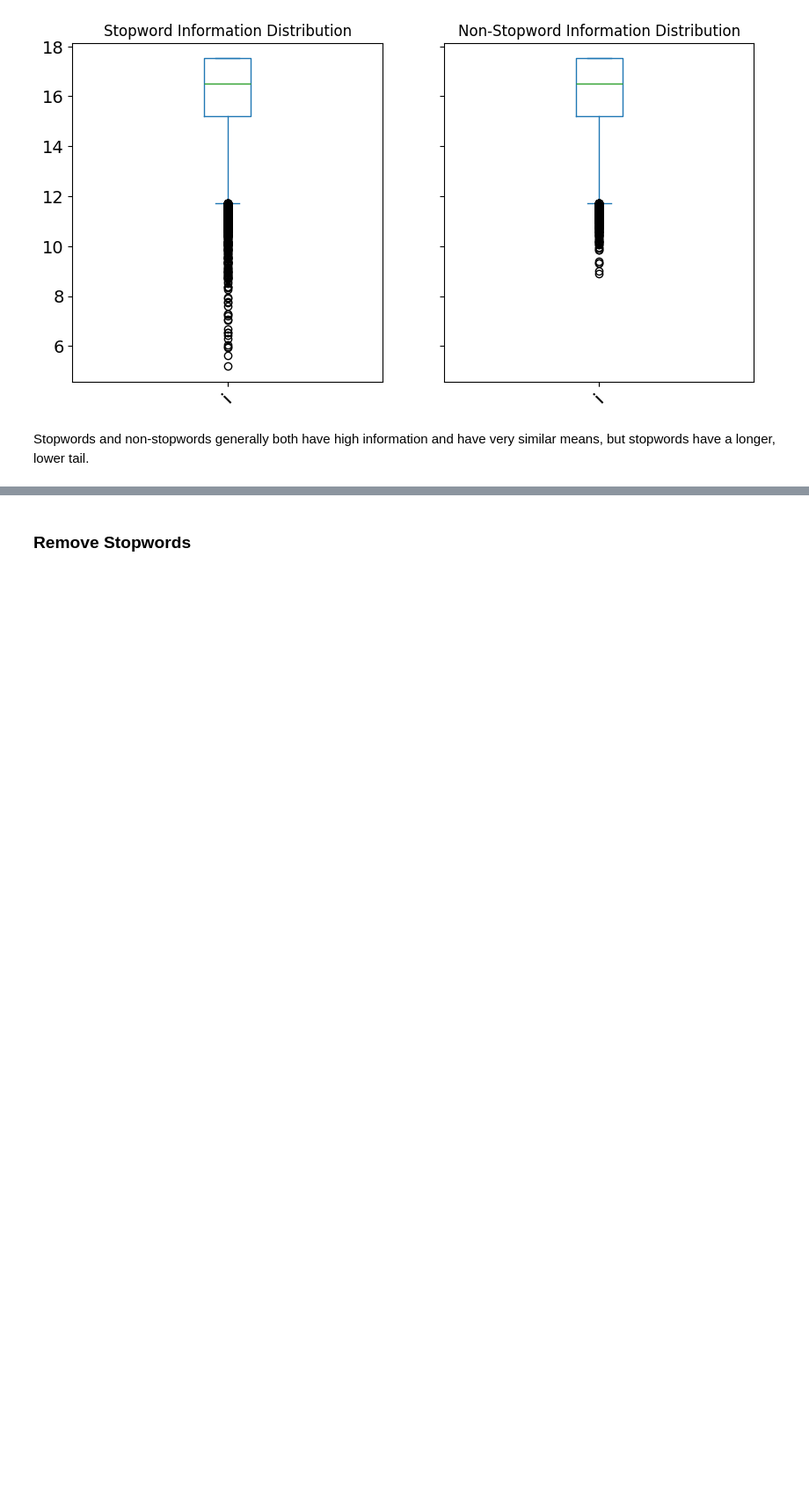
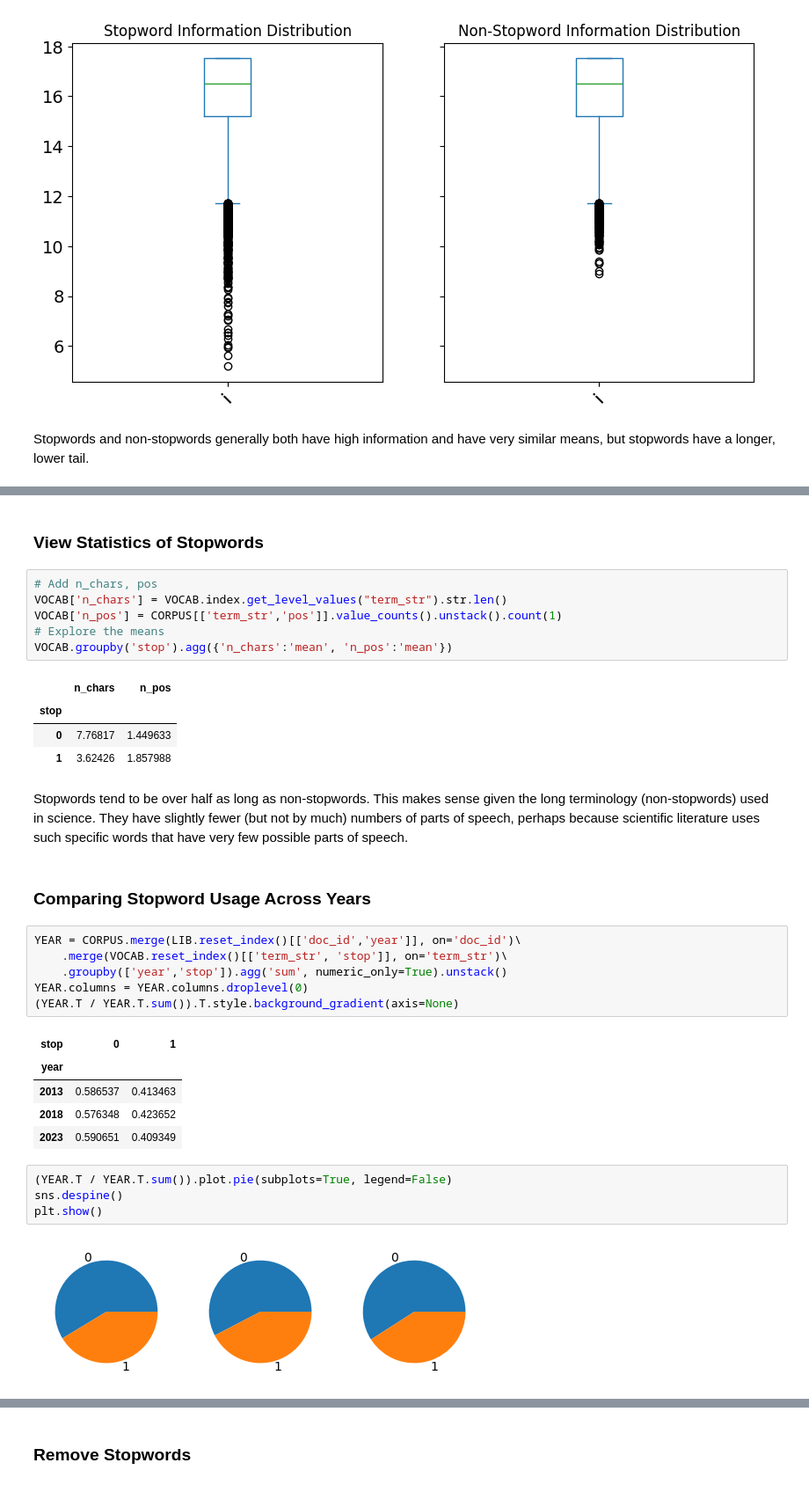
Before and after one commit to caroline-kranefuss/evolving_sentiment_climate, a Jupyter notebook: notebooks/stopwords.ipynb, the cells around one changed output, grey strips where cells are left out. Shown at 88% size. Saved outputs shown, nothing was run; the diff lists cells and outputs as text; blank space fills up the shorter version.

```diff
--- a/notebooks/stopwords.ipynb
+++ b/notebooks/stopwords.ipynb
@@ -130,0 +153,35 @@ Stopwords and non-stopwords generally both have high information and have very s
+# %% [markdown]
+### View Statistics of Stopwords
+# %%
+# Add n_chars, pos
+VOCAB['n_chars'] = VOCAB.index.get_level_values("term_str").str.len()
+VOCAB['n_pos'] = CORPUS[['term_str','pos']].value_counts().unstack().count(1)
+# Explore the means
+VOCAB.groupby('stop').agg({'n_chars':'mean', 'n_pos':'mean'})
+# %% [output]
+|  | n_chars | n_pos |
+| stop |  |  |
+| 0 | 7.76817 | 1.449633 |
+| 1 | 3.62426 | 1.857988 |
+# %% [markdown]
+Stopwords tend to be over half as long as non-stopwords. This makes sense given the long terminology (non-stopwords) used in science. They have slightly fewer (but not by much) numbers of parts of speech, perhaps because scientific literature uses such specific words that have very few possible parts of speech.
+# %% [markdown]
+### Comparing Stopword Usage Across Years
+# %%
+YEAR = CORPUS.merge(LIB.reset_index()[['doc_id','year']], on='doc_id')\
+    .merge(VOCAB.reset_index()[['term_str', 'stop']], on='term_str')\
+    .groupby(['year','stop']).agg('sum', numeric_only=True).unstack()
+YEAR.columns = YEAR.columns.droplevel(0)
+(YEAR.T / YEAR.T.sum()).T.style.background_gradient(axis=None)
+# %% [output]
+| stop | 0 | 1 |
+| year |  |  |
+| 2013 | 0.586537 | 0.413463 |
+| 2018 | 0.576348 | 0.423652 |
+| 2023 | 0.590651 | 0.409349 |
+# %%
+(YEAR.T / YEAR.T.sum()).plot.pie(subplots=True, legend=False)
+sns.despine()
+plt.show()
+# %% [output]
+[figure, added]
```
Also changed, not shown: parts of 11 cells of this notebook, 15 other files.
